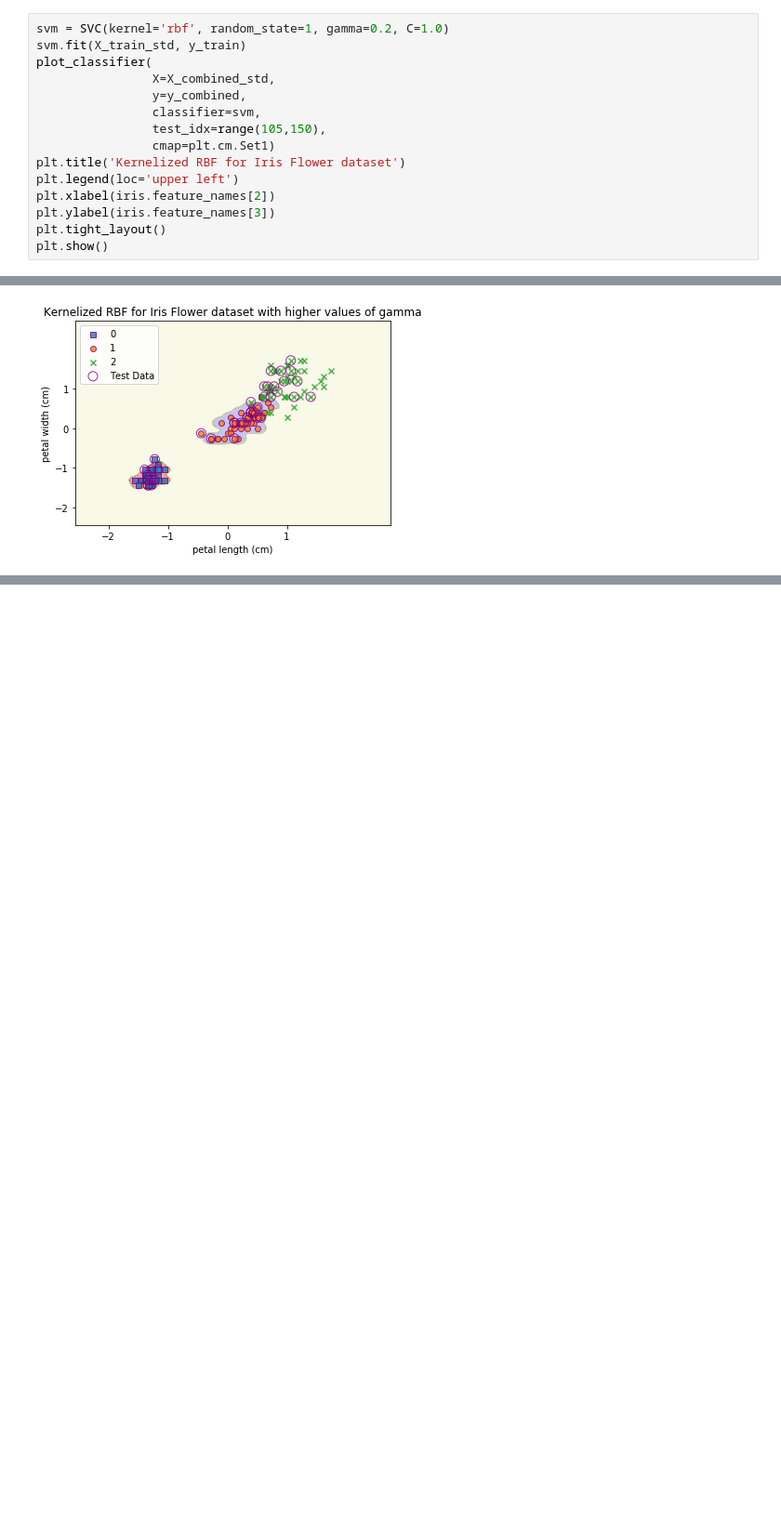
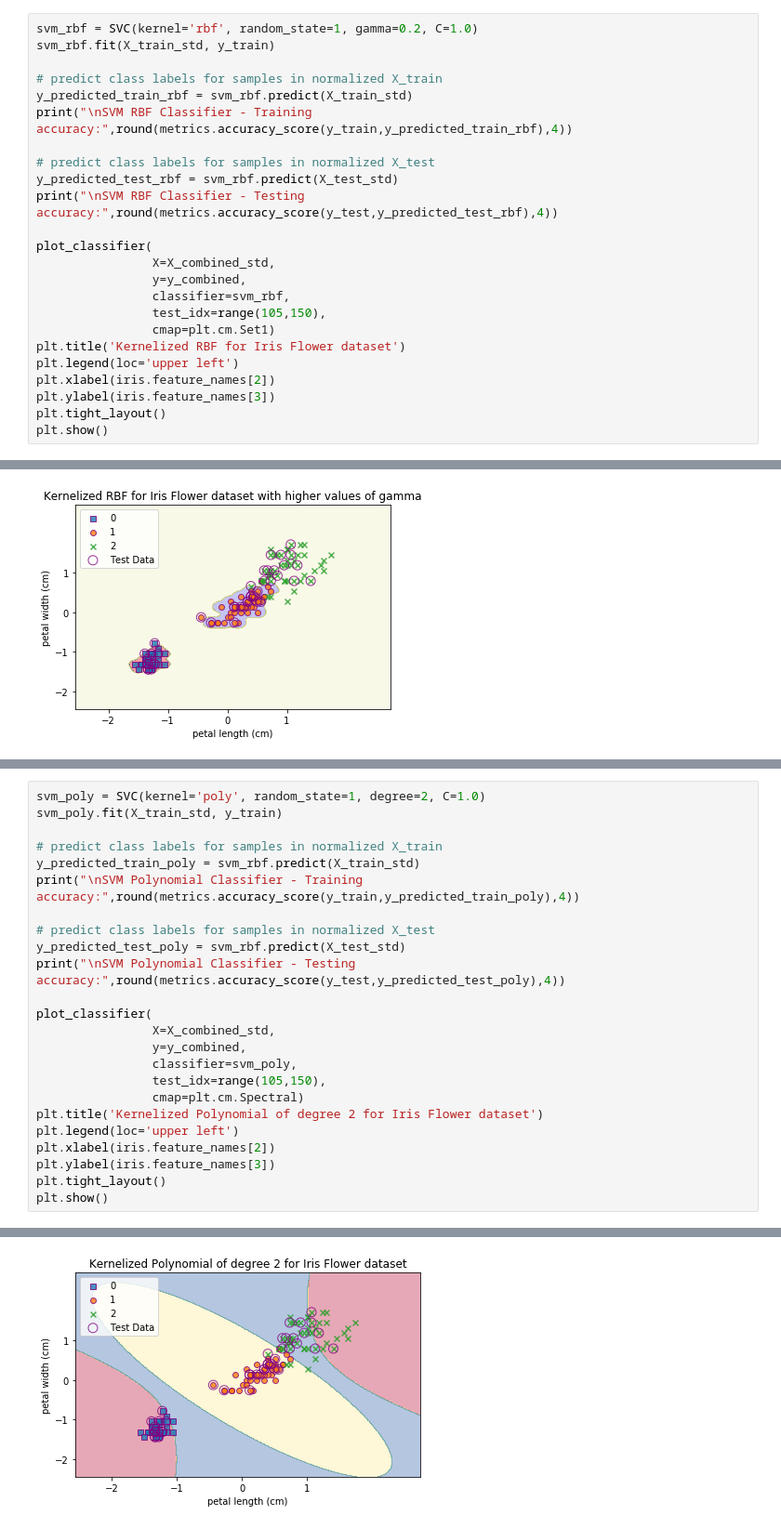
Before and after one commit to fpdevil/rise_of_machines, a Jupyter notebook: rise_of_machines/support_vector_machines.ipynb, the cells around one changed output, grey strips where cells are left out. Shown at 93% size. Cells and saved outputs as stored; diff of their text form; blank space fills up the shorter version.

Commit message:
updated the iris dataset with polynomial kernel and accuracy scores

```diff
--- a/rise_of_machines/support_vector_machines.ipynb
+++ b/rise_of_machines/support_vector_machines.ipynb
@@ -924,10 +930,19 @@ The below code for scatter plot considers the Iris dataset for `gamma`=0.20 and
 # %%
-svm = SVC(kernel='rbf', random_state=1, gamma=0.2, C=1.0)
-svm.fit(X_train_std, y_train)
+svm_rbf = SVC(kernel='rbf', random_state=1, gamma=0.2, C=1.0)
+svm_rbf.fit(X_train_std, y_train)
+
+# predict class labels for samples in normalized X_train
+y_predicted_train_rbf = svm_rbf.predict(X_train_std)
+print("\nSVM RBF Classifier - Training accuracy:",round(metrics.accuracy_score(y_train,y_predicted_train_rbf),4))
+
+# predict class labels for samples in normalized X_test
+y_predicted_test_rbf = svm_rbf.predict(X_test_std)
+print("\nSVM RBF Classifier - Testing accuracy:",round(metrics.accuracy_score(y_test,y_predicted_test_rbf),4))
+
 plot_classifier(
                 X=X_combined_std,
                 y=y_combined,
-                classifier=svm,
+                classifier=svm_rbf,
                 test_idx=range(105,150),
                 cmap=plt.cm.Set1)
 plt.title('Kernelized RBF for Iris Flower dataset')
@@ -963,0 +988,25 @@ As can be seen from the plot above, the model fits the training dataset very wel
+# %%
+svm_poly = SVC(kernel='poly', random_state=1, degree=2, C=1.0)
+svm_poly.fit(X_train_std, y_train)
+
+# predict class labels for samples in normalized X_train
+y_predicted_train_poly = svm_rbf.predict(X_train_std)
+print("\nSVM Polynomial Classifier - Training accuracy:",round(metrics.accuracy_score(y_train,y_predicted_train_poly),4))
+
+# predict class labels for samples in normalized X_test
+y_predicted_test_poly = svm_rbf.predict(X_test_std)
+print("\nSVM Polynomial Classifier - Testing accuracy:",round(metrics.accuracy_score(y_test,y_predicted_test_poly),4))
+
+plot_classifier(
+                X=X_combined_std,
+                y=y_combined,
+                classifier=svm_poly,
+                test_idx=range(105,150),
+                cmap=plt.cm.Spectral)
+plt.title('Kernelized Polynomial of degree 2 for Iris Flower dataset')
+plt.legend(loc='upper left')
+plt.xlabel(iris.feature_names[2])
+plt.ylabel(iris.feature_names[3])
+plt.tight_layout()
+plt.show()
+# %% [output]
@@ -963,0 +1016 @@ As can be seen from the plot above, the model fits the training dataset very wel
+[figure, added]
```
Also changed, not shown: parts of 6 cells of this notebook.
